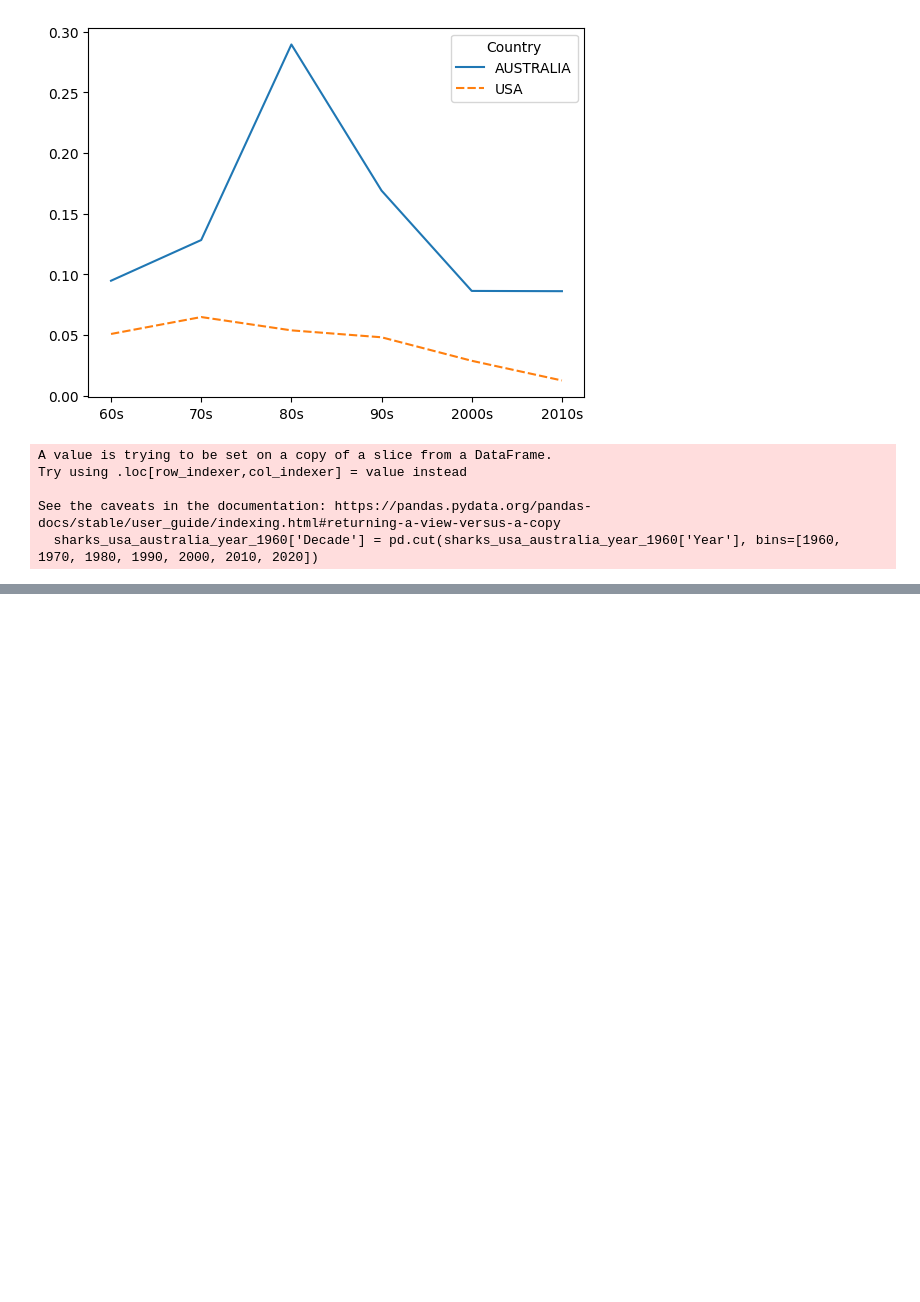
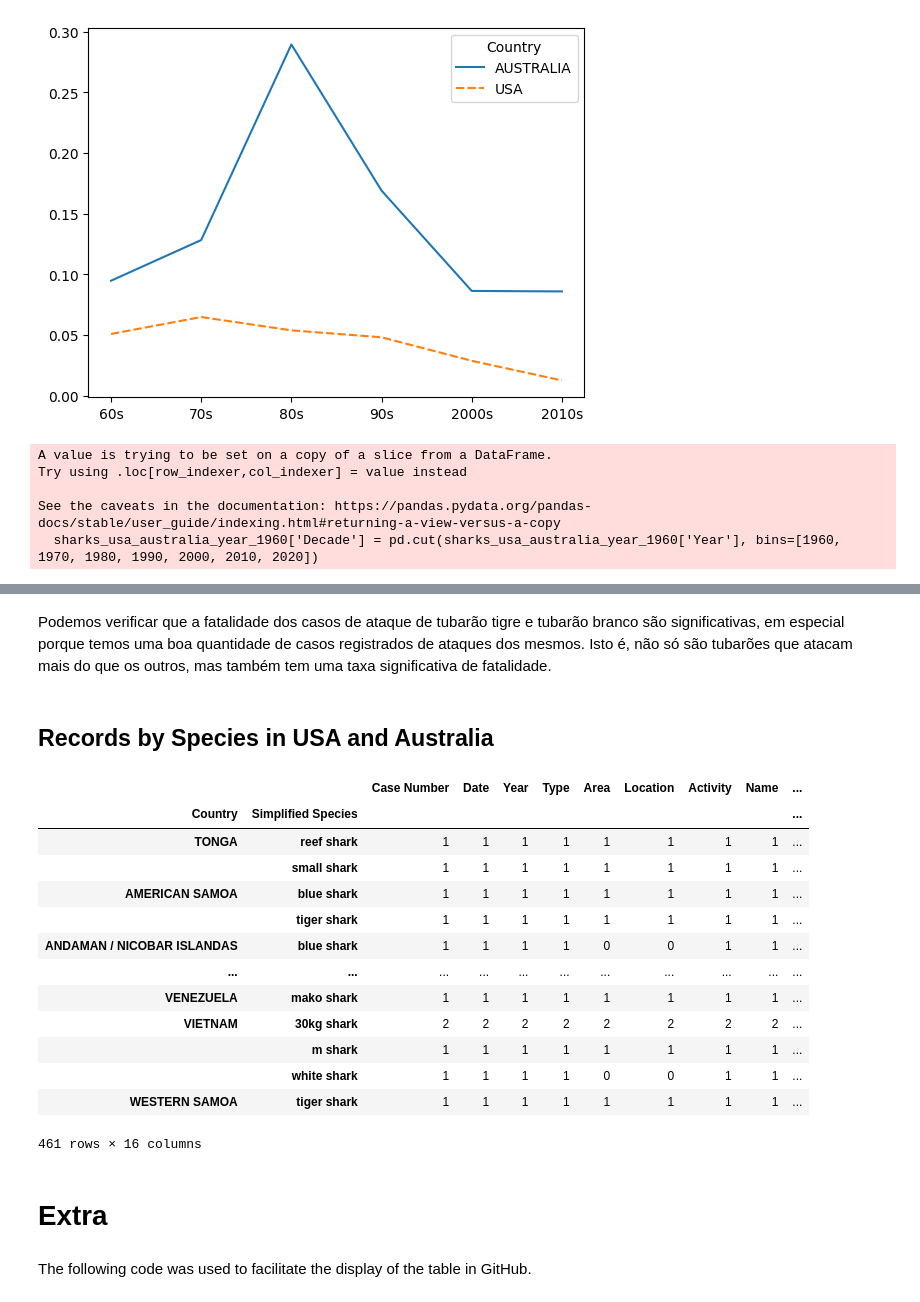
Before and after one commit to alexaiung/Shark-Attack-Analysis, a Jupyter notebook: project01.ipynb, the cells around one changed output, grey strips where cells are left out. Saved outputs shown, nothing was run; the diff lists cells and outputs as text; code cells hidden in the pictures; blank space fills up the shorter version.

```diff
--- a/project01.ipynb
+++ b/project01.ipynb
@@ -642,0 +1125,25 @@ print(decades_fatality_stats.sort_values(by='converted_decade')[['converted_deca
+# %% [markdown]
+Podemos verificar que a fatalidade dos casos de ataque de tubarão tigre e tubarão branco são significativas, em especial porque temos uma boa quantidade de casos registrados de ataques dos mesmos. Isto é, não só são tubarões que atacam mais do que os outros, mas também tem uma taxa significativa de fatalidade.
+# %% [markdown]
+## Records by Species in USA and Australia
+# %%
+sharks.groupby(['Country', 'Simplified Species']).count()
+# %% [output]
+|  |  | Case Number | Date | Year | Type | Area | Location | Activity | Name | ... |
+| Country | Simplified Species |  |  |  |  |  |  |  |  | ... |
+| TONGA | reef shark | 1 | 1 | 1 | 1 | 1 | 1 | 1 | 1 | ... |
+|  | small shark | 1 | 1 | 1 | 1 | 1 | 1 | 1 | 1 | ... |
+| AMERICAN SAMOA | blue shark | 1 | 1 | 1 | 1 | 1 | 1 | 1 | 1 | ... |
+|  | tiger shark | 1 | 1 | 1 | 1 | 1 | 1 | 1 | 1 | ... |
+| ANDAMAN / NICOBAR ISLANDAS | blue shark | 1 | 1 | 1 | 1 | 0 | 0 | 1 | 1 | ... |
+| ... | ... | ... | ... | ... | ... | ... | ... | ... | ... | ... |
+| VENEZUELA | mako shark | 1 | 1 | 1 | 1 | 1 | 1 | 1 | 1 | ... |
+| VIETNAM | 30kg shark | 2 | 2 | 2 | 2 | 2 | 2 | 2 | 2 | ... |
+|  | m shark | 1 | 1 | 1 | 1 | 1 | 1 | 1 | 1 | ... |
+|  | white shark | 1 | 1 | 1 | 1 | 0 | 0 | 1 | 1 | ... |
+| WESTERN SAMOA | tiger shark | 1 | 1 | 1 | 1 | 1 | 1 | 1 | 1 | ... |
+461 rows × 16 columns
+# %% [markdown]
+# Extra
+# %% [markdown]
+The following code was used to facilitate the display of the table in GitHub.
```
Also changed, not shown: parts of 66 cells of this notebook.
